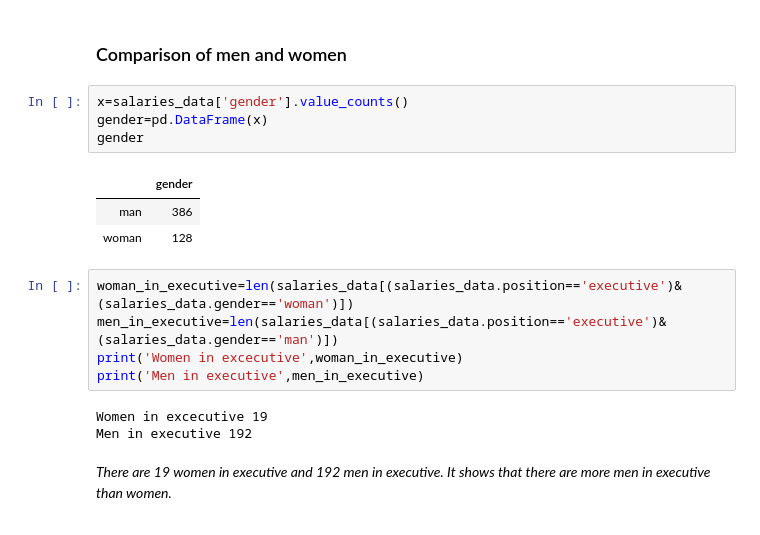
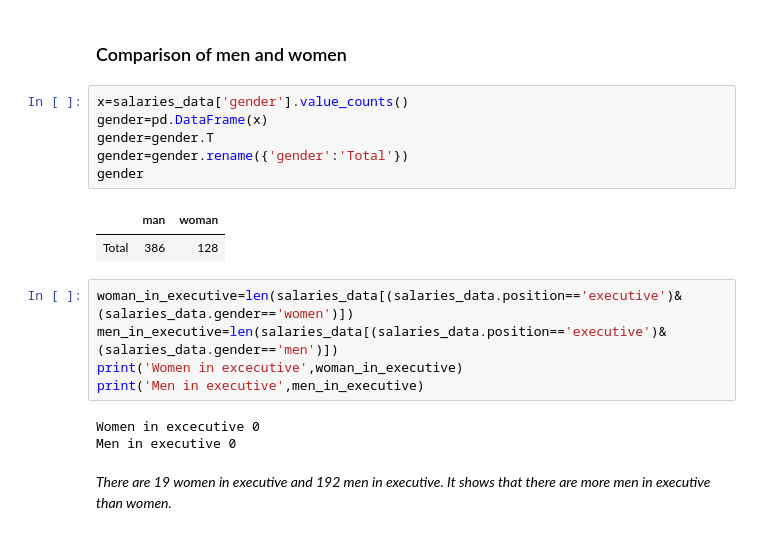
Before and after one commit to LeboSeribe/Salaries, a Jupyter notebook: predicting_salaries.ipynb, the cells around one changed output. Drawn from its saved outputs; the diff is of its cells as text.

```diff
--- a/predicting_salaries.ipynb
+++ b/predicting_salaries.ipynb
@@ -113,19 +116,20 @@ The IQR is 20306.25 dollars.*
 # %%
 x=salaries_data['gender'].value_counts()
 gender=pd.DataFrame(x)
+gender=gender.T
+gender=gender.rename({'gender':'Total'})
 gender
 # %% [output]
-|  | gender |
-| man | 386 |
-| woman | 128 |
+|  | man | woman |
+| Total | 386 | 128 |
 # %%
-woman_in_executive=len(salaries_data[(salaries_data.position=='executive')&(salaries_data.gender=='woman')])
-men_in_executive=len(salaries_data[(salaries_data.position=='executive')&(salaries_data.gender=='man')])
+woman_in_executive=len(salaries_data[(salaries_data.position=='executive')&(salaries_data.gender=='women')])
+men_in_executive=len(salaries_data[(salaries_data.position=='executive')&(salaries_data.gender=='men')])
 print('Women in excecutive',woman_in_executive)
 print('Men in executive',men_in_executive)
 # %% [output]
-Women in excecutive 19
-Men in executive 192
+Women in excecutive 0
+Men in executive 0
 # %% [markdown]
 *There are 19 women in executive and 192 men in executive. It shows that there are more men in executive than women.*
 # %% [markdown]
```
Also changed, not shown: parts of 17 cells of this notebook.
